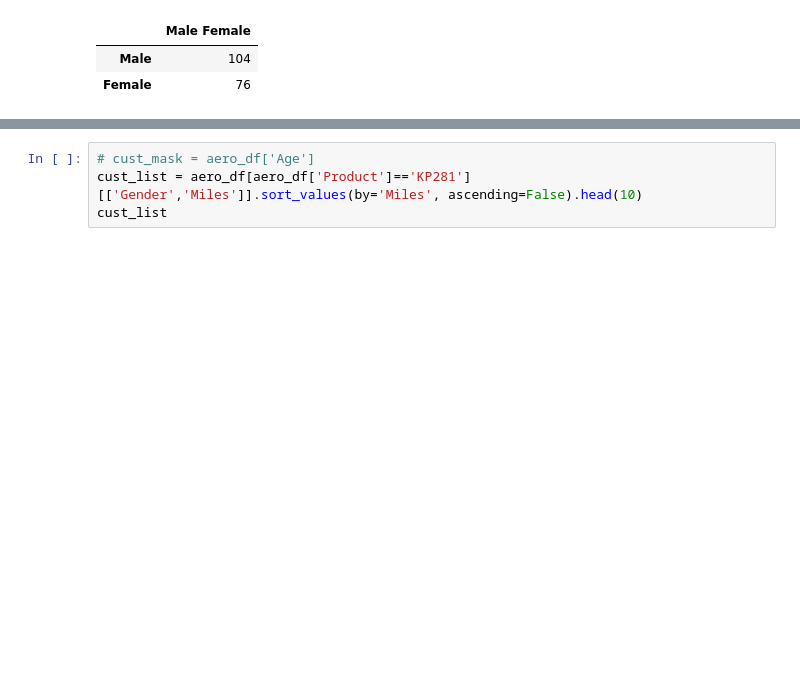
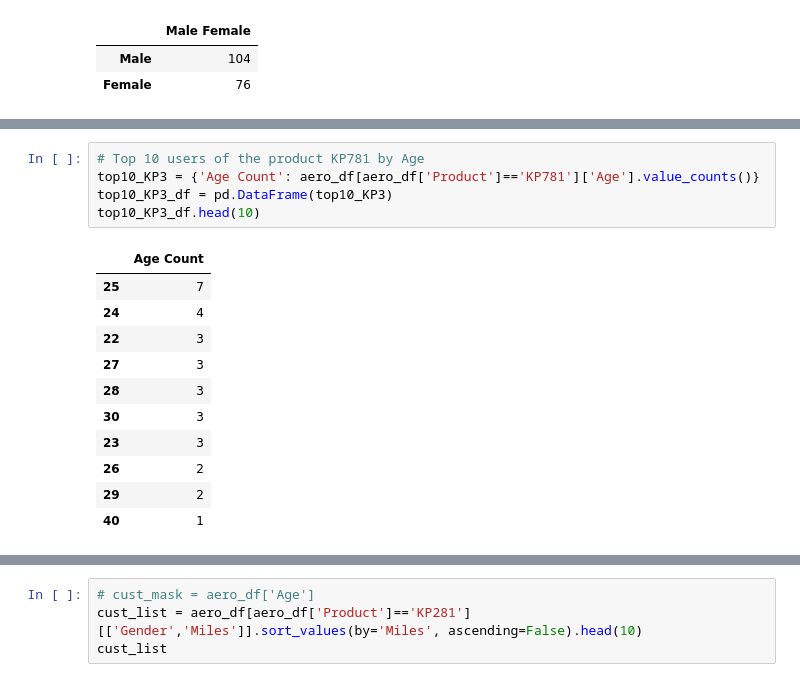
Before and after one commit to pkmariya/Python, a Jupyter notebook: AerofitCaseStudy_Mariya_DSMLJune22.ipynb, the cells around one changed output, grey strips where cells are left out. Cells and saved outputs as stored; diff of their text form; blank space fills up the shorter version.

```diff
--- a/AerofitCaseStudy_Mariya_DSMLJune22.ipynb
+++ b/AerofitCaseStudy_Mariya_DSMLJune22.ipynb
@@ -184,0 +209,17 @@ Name: Gender, Length: 180, dtype: object
+# %%
+# Top 10 users of the product KP781 by Age
+top10_KP3 = {'Age Count': aero_df[aero_df['Product']=='KP781']['Age'].value_counts()}
+top10_KP3_df = pd.DataFrame(top10_KP3)
+top10_KP3_df.head(10)
+# %% [output]
+|  | Age Count |
+| 25 | 7 |
+| 24 | 4 |
+| 22 | 3 |
+| 27 | 3 |
+| 28 | 3 |
+| 30 | 3 |
+| 23 | 3 |
+| 26 | 2 |
+| 29 | 2 |
+| 40 | 1 |
```
Also changed, not shown: parts of 6 cells of this notebook.
